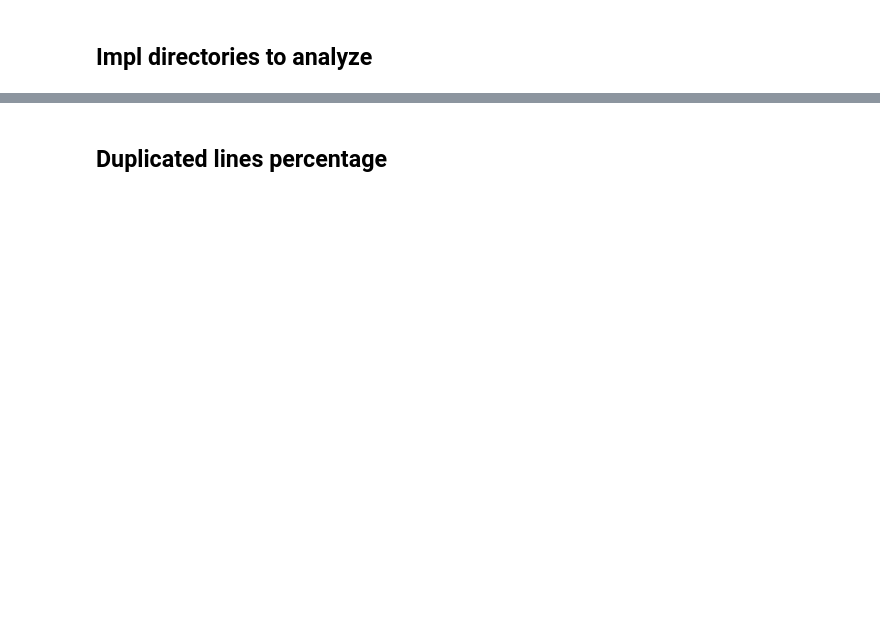
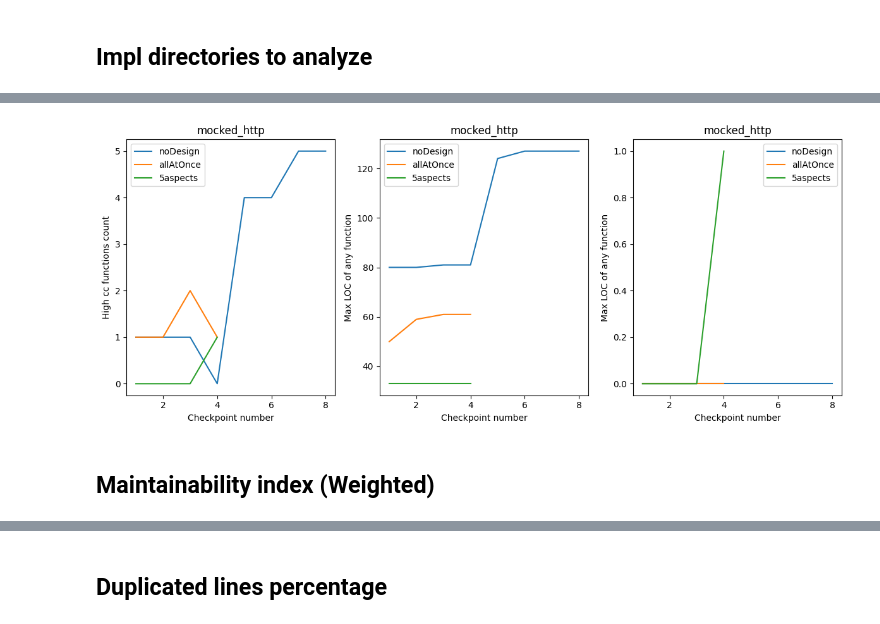
Before and after one commit to BernardMoy/Modular-SWE, a Jupyter notebook: evaluation.ipynb, the cells around one changed output, grey strips where cells are left out. Cells and saved outputs as stored; diff of their text form; code cells hidden in the pictures; blank space fills up the shorter version.

```diff
--- a/evaluation.ipynb
+++ b/evaluation.ipynb
@@ -71 +111,43 @@ Done.
+# %%
+high_cc = [[x["high_cc_functions_count"] for x in entry] for entry in dpy_metrics]
+function_max_loc = [[x["function_max_loc"] for x in entry] for entry in dpy_metrics]
+high_fan_out = [[x["high_fan_out_classes_count"] for x in entry] for entry in dpy_metrics]
+
+from matplotlib import pyplot as plt
+
+fig, (ax1, ax2, ax3) = plt.subplots(1, 3, figsize=(12, 5))
+
+for i, entry in enumerate(high_cc):
+    x = range(1, len(entry) + 1)
+    y = entry
+    ax1.plot(x, y, label=MODES[i])
+ax1.set_xlabel("Checkpoint number")
+ax1.set_ylabel("High cc functions count")
+ax1.set_title(PROBLEM)
+ax1.legend()
+
+for i, entry in enumerate(function_max_loc):
+    x = range(1, len(entry) + 1)
+    y = entry
+    ax2.plot(x, y, label=MODES[i])
+ax2.set_xlabel("Checkpoint number")
+ax2.set_ylabel("Max LOC of any function")
+ax2.set_title(PROBLEM)
+ax2.legend()
+
+for i, entry in enumerate(high_fan_out):
+    x = range(1, len(entry) + 1)
+    y = entry
+    ax3.plot(x, y, label=MODES[i])
+ax3.set_xlabel("Checkpoint number")
+ax3.set_ylabel("Max LOC of any function")
+ax3.set_title(PROBLEM)
+ax3.legend()
+
+plt.tight_layout()
+plt.show()
+# %% [output]
+[figure, added]
+# %% [markdown]
+## Maintainability index (Weighted)
 # %%
```
Also changed, not shown: parts of 33 cells of this notebook, 3 other files.
